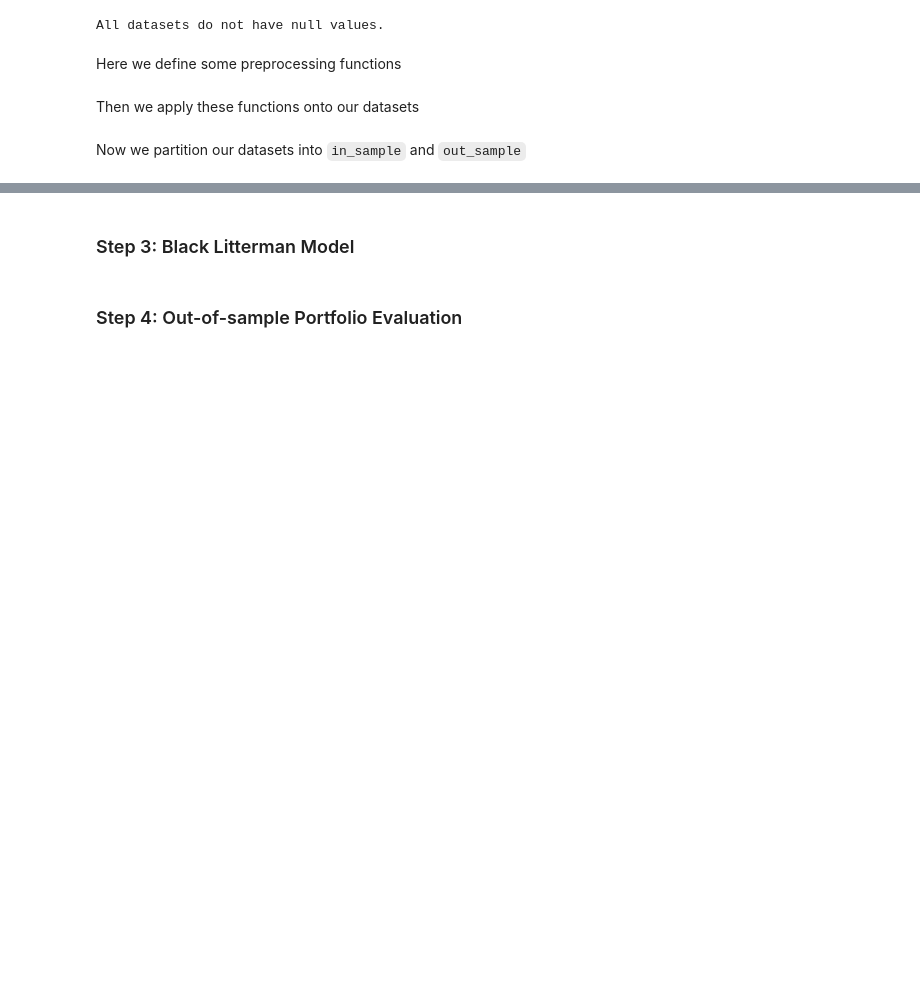
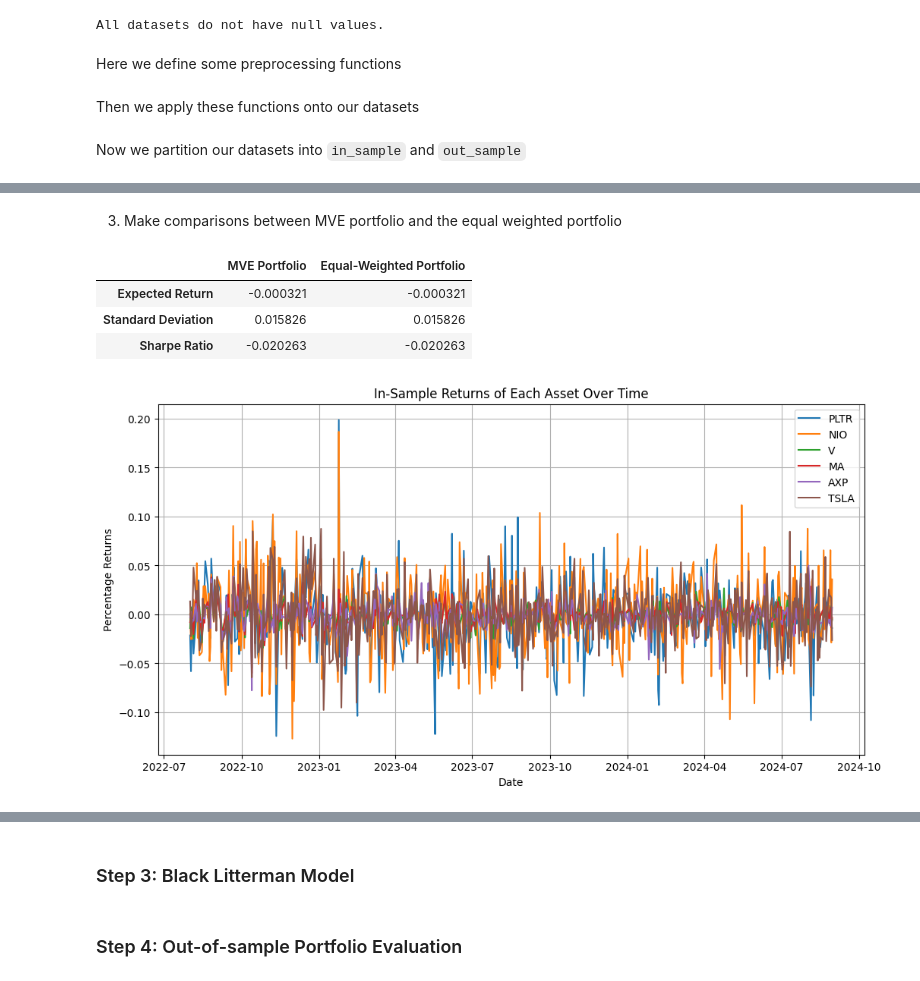
Before and after one commit to zazzane/STA4020-Stat-Modelling-in-Finance-Markets, a Jupyter notebook: Final Project/final_project_code.ipynb, the cells around one changed output, grey strips where cells are left out. Drawn from its saved outputs; the diff is of its cells as text; code cells hidden in the pictures; blank space fills up the shorter version.

```diff
--- a/Final Project/final_project_code.ipynb
+++ b/Final Project/final_project_code.ipynb
@@ -26,7 +27,7 @@ This reports uses the following 5 stocks in the chosen portfolio. The original d
 import pandas as pd
 
 # Define the ticker symbols
-tickers = ['pltr', 'nio', 'v', 'ma', 'axp']
+tickers = ['pltr', 'nio', 'v', 'ma', 'axp', 'tsla']
 
 # Initialize a dictionary to store the data
 stock_data = {}
@@ -42,6 +43,7 @@ nio_data = stock_data['nio']
 v_data = stock_data['v']
 ma_data = stock_data['ma']
 axp_data = stock_data['axp']
+tsla_data = stock_data['tsla']
 # %% [markdown]
 **Data preprocessing steps:**
 1) Check (and remove) any missing values
@@ -68,0 +73,15 @@ axp_data = stock_data['axp']
+# %%
+dates = {
+    "in_sample" : {
+        "start": '2022-08-01',
+        "end": '2024-08-31',
+        "start_text": 'Augest 2022',
+        "end_text": 'August 2024'
+    },
+    "out_sample" : {
+        "start" : '2024-09-01',
+        "end" : '2024-11-30',
+        "start_text" : 'September 2024',
+        "end_text" : 'November 2024'
+    }
+}
@@ -121,7 +143,7 @@ Then we apply these functions onto our datasets
 # Apply the functions to each stock data and update the dictionary
 for ticker in tickers:
     stock_data[ticker] = convert_to_datetime(stock_data[ticker])
-    stock_data[ticker] = filter_by_date(stock_data[ticker], '2022-08-01', '2024-11-30')
+    stock_data[ticker] = filter_by_date(stock_data[ticker], dates["in_sample"]["start"], dates["out_sample"]["end"])
     stock_data[ticker][columns_to_clean] = stock_data[ticker][columns_to_clean].map(clean_currency)
     stock_data[ticker] = calculate_returns(stock_data[ticker])
 
@@ -131,6 +153,7 @@ nio_data = stock_data['nio']
 v_data = stock_data['v']
 ma_data = stock_data['ma']
 axp_data = stock_data['axp']
+tsla_data = stock_data['tsla']
 # %% [markdown]
 Now we partition our datasets into `in_sample` and `out_sample`
 # %%
@@ -140,8 +163,8 @@ stock_data_out_sample = {}
 
 # Loop through each ticker symbol and split the data into in-sample and out-of-sample
 for ticker in tickers:
-    stock_data_in_sample[ticker] = stock_data[ticker].loc[stock_data[ticker]['Date'] <= '2024-08-31'].reset_index(drop=True)
-    stock_data_out_sample[ticker] = stock_data[ticker].loc[stock_data[ticker]['Date'] > '2024-08-31'].reset_index(drop=True)
+    stock_data_in_sample[ticker] = stock_data[ticker].loc[stock_data[ticker]['Date'] <= dates["in_sample"]["end"]].reset_index(drop=True)
+    stock_data_out_sample[ticker] = stock_data[ticker].loc[stock_data[ticker]['Date'] > dates["in_sample"]["end"]].reset_index(drop=True)
 
 # Accessing individual stock data
 pltr_data_in_sample = stock_data_in_sample['pltr']
@@ -149,9 +172,11 @@ nio_data_in_sample = stock_data_in_sample['nio']
 v_data_in_sample = stock_data_in_sample['v']
 ma_data_in_sample = stock_data_in_sample['ma']
 axp_data_in_sample = stock_data_in_sample['axp']
+tsla_data_in_sample = stock_data_in_sample['tsla']
 
 pltr_data_out_sample = stock_data_out_sample['pltr']
 nio_data_out_sample = stock_data_out_sample['nio']
 v_data_out_sample = stock_data_out_sample['v']
 ma_data_out_sample = stock_data_out_sample['ma']
 axp_data_out_sample = stock_data_out_sample['axp']
+tsla_data_out_sample = stock_data_out_sample['tsla']
@@ -168,0 +250,43 @@ v_data_in_sample.head()
+# %% [markdown]
+3. Make comparisons between MVE portfolio and the equal weighted portfolio
+# %%
+# Performance metrics for MVE portfolio
+mve_return = np.dot(optimal_weights, expected_returns)
+mve_std_dev = np.sqrt(portfolio_variance(optimal_weights))
+mve_sharpe_ratio = mve_return / mve_std_dev  # Risk-free rate is 0
+
+# Performance metrics for Equal-Weighted Portfolio
+equal_weights = np.array([1/n_assets] * n_assets)
+equal_return = np.dot(equal_weights, expected_returns)
+equal_std_dev = np.sqrt(portfolio_variance(equal_weights))
+equal_sharpe_ratio = equal_return / equal_std_dev
+
+# Display the comparisons using a dataframe
+performance_metrics = pd.DataFrame({
+    'MVE Portfolio': [mve_return, mve_std_dev, mve_sharpe_ratio],
+    'Equal-Weighted Portfolio': [equal_return, equal_std_dev, equal_sharpe_ratio]
+}, index=['Expected Return', 'Standard Deviation', 'Sharpe Ratio'])
+
+performance_metrics
+# %% [output]
+|  | MVE Portfolio | Equal-Weighted Portfolio |
+| Expected Return | -0.000321 | -0.000321 |
+| Standard Deviation | 0.015826 | 0.015826 |
+| Sharpe Ratio | -0.020263 | -0.020263 |
+# %%
+import matplotlib.pyplot as plt
+
+# Plotting the returns of each asset over time
+plt.figure(figsize=(12,6))
+
+for ticker in tickers:
+    plt.plot(stock_data_in_sample[ticker]['Date'], stock_data_in_sample[ticker]['% Returns'], label=ticker.upper())
+
+plt.title('In-Sample Returns of Each Asset Over Time')
+plt.xlabel('Date')
+plt.ylabel('Percentage Returns')
+plt.legend()
+plt.grid(True)
+plt.show()
+# %% [output]
+[figure, added]
```
Also changed, not shown: parts of 12 cells of this notebook.
